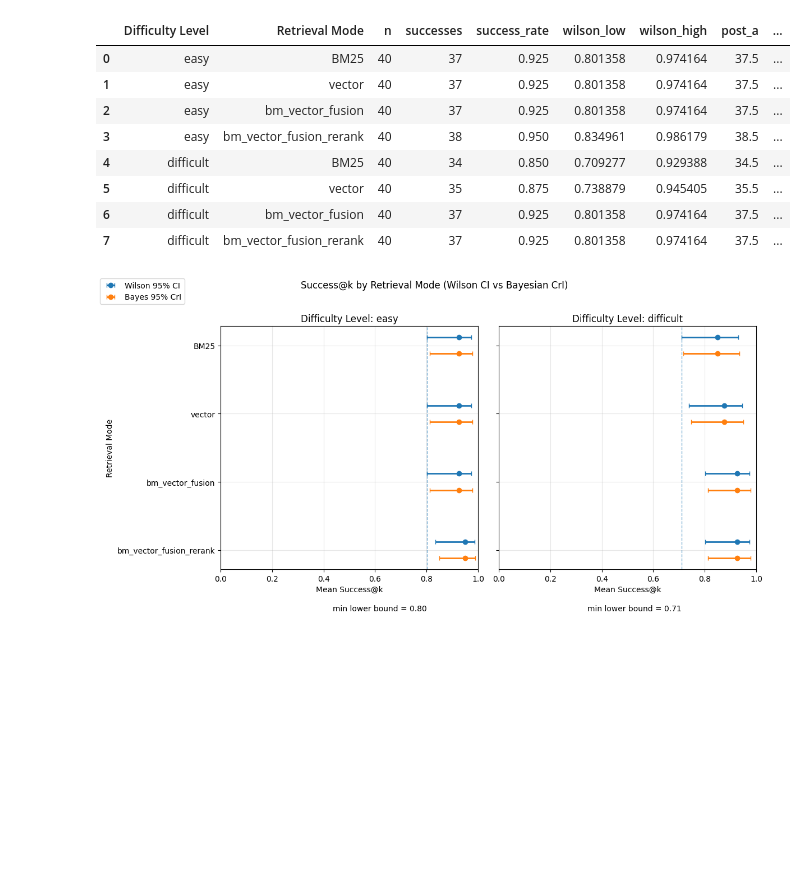
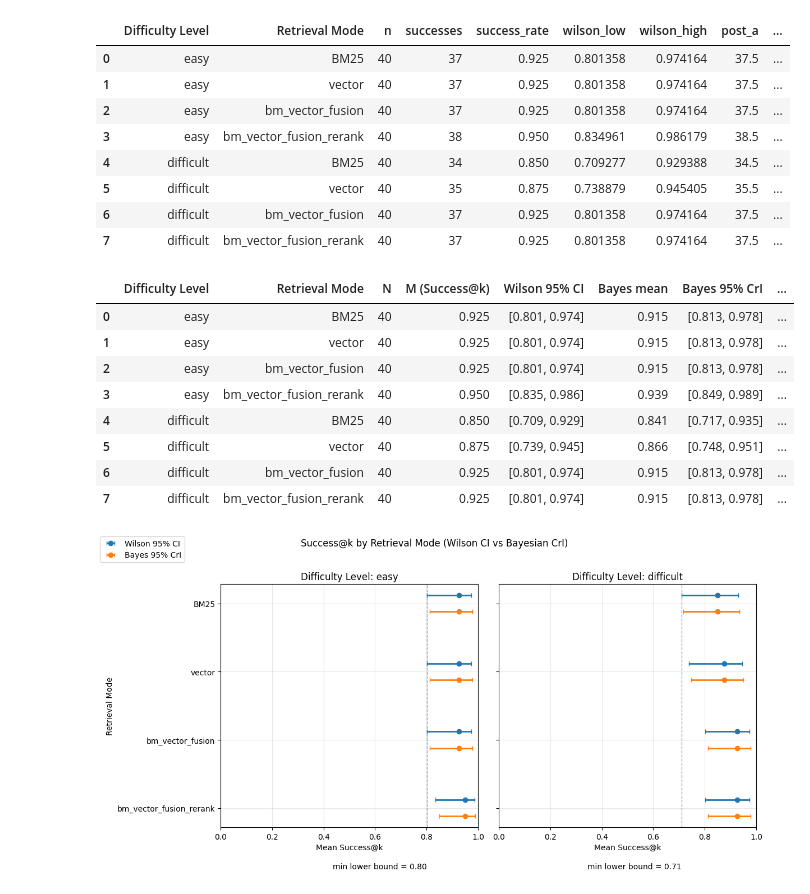
Before and after one commit to Viviviiii/jasp-multimodal-rag, a Jupyter notebook: notebooks/evaluation.ipynb, the cells around one changed output. Drawn from its saved outputs; the diff is of its cells as text; code cells hidden in the pictures; blank space fills up the shorter version.

```diff
--- a/notebooks/evaluation.ipynb
+++ b/notebooks/evaluation.ipynb
@@ -895,6 +1004,101 @@ display(summary_suc)
 | 5 | difficult | vector | 40 | 35 | 0.875 | 0.738879 | 0.945405 | 35.5 | ... |
 | 6 | difficult | bm_vector_fusion | 40 | 37 | 0.925 | 0.801358 | 0.974164 | 37.5 | ... |
 | 7 | difficult | bm_vector_fusion_rerank | 40 | 37 | 0.925 | 0.801358 | 0.974164 | 37.5 | ... |
+# %%
+import numpy as np
+import pandas as pd
+
+def make_successk_gold_table(summary_suc, decimals=3, add_conservative_lb=True):
+    """
+    Build the thesis-ready Success@k table that matches the forest plot.
+
+    Requires columns in summary_suc:
+      - Difficulty Level
+      - Retrieval Mode
+      - n
+      - successes
+      - success_rate
+      - wilson_low, wilson_high
+      - bayes_mean, bayes_low, bayes_high
+    """
+
+    df = summary_suc.copy()
+
+    # Ensure numeric types (safety)
+    num_cols = [
+        "n", "successes", "success_rate",
+        "wilson_low", "wilson_high",
+        "bayes_mean", "bayes_low", "bayes_high"
+    ]
+    for c in num_cols:
+        if c in df.columns:
+            df[c] = pd.to_numeric(df[c], errors="coerce")
+
+    # Format intervals as strings for compact reporting
+    df["Wilson 95% CI"] = df.apply(
+        lambda r: f"[{r['wilson_low']:.{decimals}f}, {r['wilson_high']:.{decimals}f}]",
+        axis=1
+    )
+    df["Bayes 95% CrI"] = df.apply(
+        lambda r: f"[{r['bayes_low']:.{decimals}f}, {r['bayes_high']:.{decimals}f}]",
+        axis=1
+    )
+
+    # Conservative lower bound (optional)
+    if add_conservative_lb:
+        df["LB (min CI/CrI)"] = np.minimum(df["wilson_low"], df["bayes_low"])
+
+    # Assemble output table (keep APA-style columns)
+    out_cols = [
+        "Difficulty Level",
+        "Retrieval Mode",
+        "n",
+        #"successes",
+        "success_rate",
+        "Wilson 95% CI",
+        "bayes_mean",
+        "Bayes 95% CrI",
+    ]
+    if add_conservative_lb:
+        out_cols.append("LB (min CI/CrI)")
+
+    out = df[out_cols].rename(columns={
+        "n": "N",
+        #"successes": "Successes",
+        "success_rate": "M (Success@k)",
+        "bayes_mean": "Bayes mean",
+    })
+
+    # Round numeric columns for presentation (keep interval strings as-is)
+    round_cols = ["M (Success@k)", "Bayes mean"]
+    if add_conservative_lb:
+        round_cols.append("LB (min CI/CrI)")
+    out[round_cols] = out[round_cols].round(decimals)
+
+    # Optional: sort if categoricals were not preserved
+    out = out.sort_values(["Difficulty Level", "Retrieval Mode"]).reset_index(drop=True)
+
+    return out
+
+
+# ---- build the table ----
+gold_table_succ = make_successk_gold_table(
+    summary_suc,
+    decimals=3,
+    add_conservative_lb=True
+)
+
+gold_table_succ
+# %% [output]
+|  | Difficulty Level | Retrieval Mode | N | M (Success@k) | Wilson 95% CI | Bayes mean | Bayes 95% CrI | ... |
+| 0 | easy | BM25 | 40 | 0.925 | [0.801, 0.974] | 0.915 | [0.813, 0.978] | ... |
+| 1 | easy | vector | 40 | 0.925 | [0.801, 0.974] | 0.915 | [0.813, 0.978] | ... |
+| 2 | easy | bm_vector_fusion | 40 | 0.925 | [0.801, 0.974] | 0.915 | [0.813, 0.978] | ... |
+| 3 | easy | bm_vector_fusion_rerank | 40 | 0.950 | [0.835, 0.986] | 0.939 | [0.849, 0.989] | ... |
+| 4 | difficult | BM25 | 40 | 0.850 | [0.709, 0.929] | 0.841 | [0.717, 0.935] | ... |
+| 5 | difficult | vector | 40 | 0.875 | [0.739, 0.945] | 0.866 | [0.748, 0.951] | ... |
+| 6 | difficult | bm_vector_fusion | 40 | 0.925 | [0.801, 0.974] | 0.915 | [0.813, 0.978] | ... |
+| 7 | difficult | bm_vector_fusion_rerank | 40 | 0.925 | [0.801, 0.974] | 0.915 | [0.813, 0.978] | ... |
 # %%
 import numpy as np
 import matplotlib.pyplot as plt
```
Also changed, not shown: parts of 6 cells of this notebook, 3 other files.
